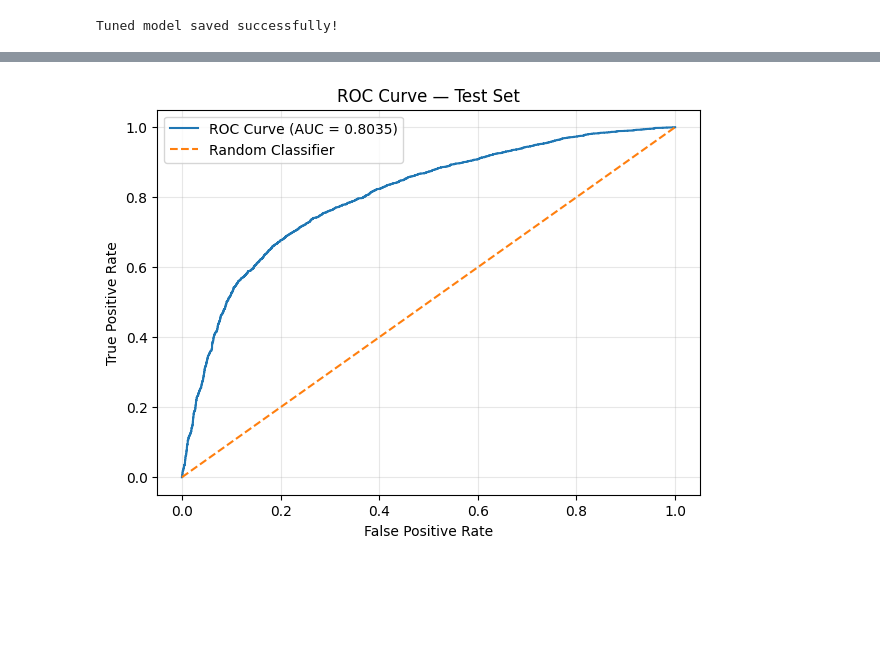
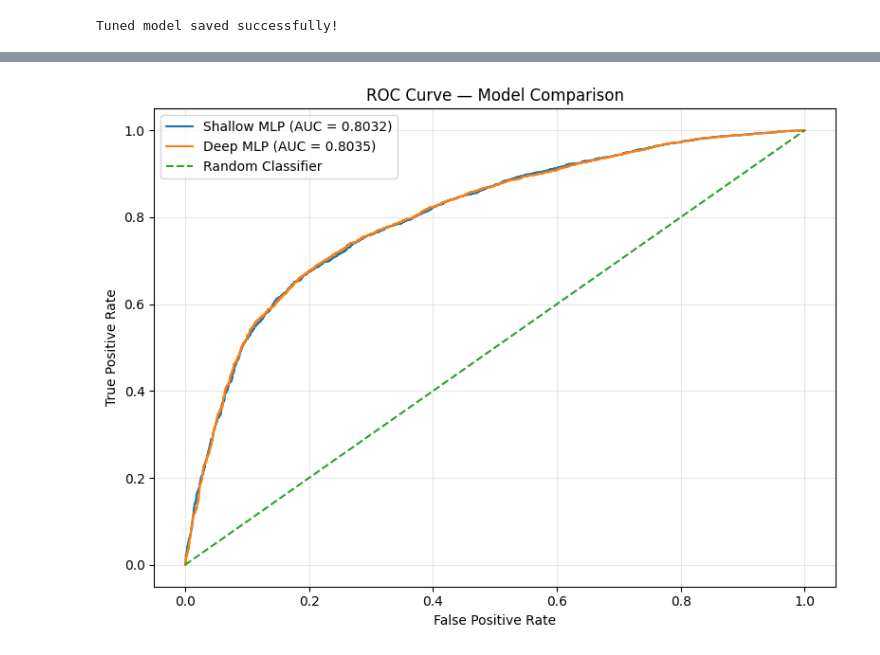
Before and after one commit to OmarAymanZaid/MLP-based-medical-classification, a Jupyter notebook: notebooks/2_Core_implementation.ipynb, the cells around one changed output, grey strips where cells are left out. Drawn from its saved outputs; the diff is of its cells as text; code cells hidden in the pictures; blank space fills up the shorter version.

Commit message:
Add the baseline comparison to the core_implementation

```diff
--- a/notebooks/2. Core_implementation.ipynb
+++ b/notebooks/2_Core_implementation.ipynb
@@ -2064,0 +2087,15 @@ plt.show()
+# %%
+#================
+# Load Best Baseline Model
+#================
+
+baseline_model = CardiovascularShallowMLP(
+    input_dim=X_train_tensor.shape[1]
+).to(device)
+
+baseline_model.load_state_dict(baseline_best_state)
+
+baseline_model.eval()
+
+print("Best baseline model loaded successfully!")
+print("Configuration:", baseline_best_config)
@@ -2065,33 +2249,53 @@ plt.show()
 # %%
-from sklearn.metrics import roc_curve
+#================
+# ROC Curve Comparison
+#================
 
-fpr, tpr, thresholds = roc_curve(
-    y_test_true,
-    y_test_prob
+baseline_fpr, baseline_tpr, _ = roc_curve(
+    y_test_true, baseline_prob
 )
 
-test_auc = roc_auc_score(y_test_true, y_test_prob)
+deep_fpr, deep_tpr, _ = roc_curve(
+    y_test_true, deep_prob
+)
 
-plt.figure(figsize=(7, 5))
+baseline_auc = roc_auc_score(
+    y_test_true, baseline_prob
+)
+
+deep_auc = roc_auc_score(
+    y_test_true, deep_prob
+)
+
+plt.figure(figsize=(8, 6))
 
 plt.plot(
-    fpr,
-    tpr,
-    label=f"ROC Curve (AUC = {test_auc:.4f})"
+    baseline_fpr,
+    baseline_tpr,
+    label=f"Shallow MLP (AUC = {baseline_auc:.4f})"
+)
+
+plt.plot(
+    deep_fpr,
+    deep_tpr,
+    label=f"Deep MLP (AUC = {deep_auc:.4f})"
 )
 
 plt.plot(
     [0, 1],
     [0, 1],
     linestyle="--",
     label="Random Classifier"
 )
 
 plt.xlabel("False Positive Rate")
 plt.ylabel("True Positive Rate")
-plt.title("ROC Curve — Test Set")
+plt.title("ROC Curve — Model Comparison")
+
 plt.legend()
 plt.grid(alpha=0.3)
+
+plt.tight_layout()
 plt.show()
 # %% [output]
-[figure, old version]
+[figure, new version]
```
Also changed, not shown: parts of 19 cells of this notebook.
